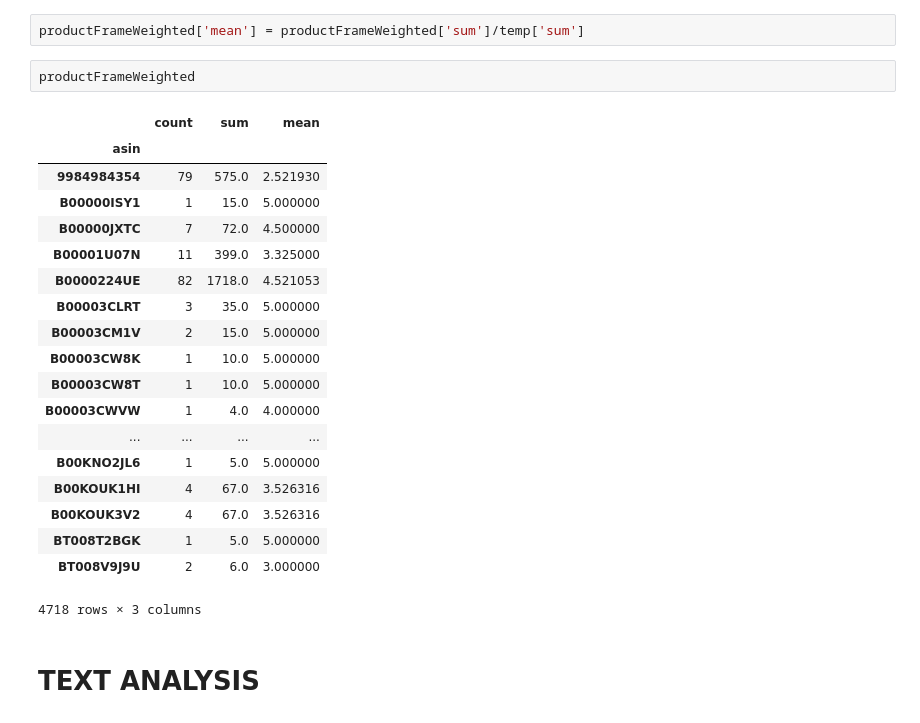
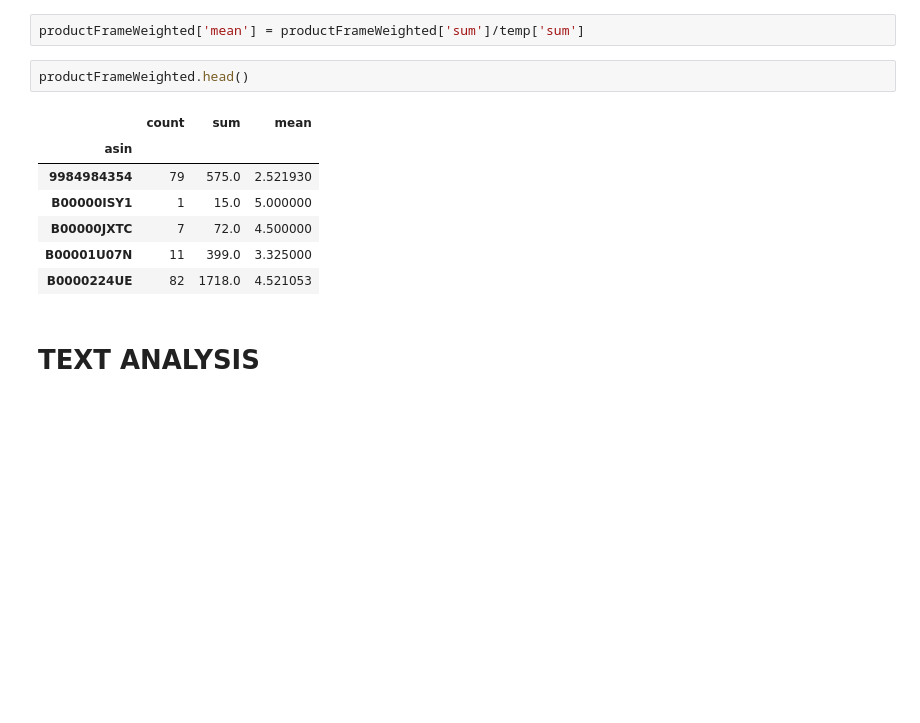
Before and after one commit to bojanp94/ADAProject, a Jupyter notebook: swiss products.ipynb, the cells around one changed output. Drawn from its saved outputs; the diff is of its cells as text; blank space fills up the shorter version.

```diff
--- a/swiss products.ipynb
+++ b/swiss products.ipynb
@@ -239,27 +259,15 @@ temp = pd.DataFrame(productGroup['helpful'].agg(['sum']))
 # %%
 productFrameWeighted['mean'] = productFrameWeighted['sum']/temp['sum']
 # %%
-productFrameWeighted
+productFrameWeighted.head()
 # %% [output]
 |  | count | sum | mean |
 | asin |  |  |  |
 | 9984984354 | 79 | 575.0 | 2.521930 |
 | B00000ISY1 | 1 | 15.0 | 5.000000 |
 | B00000JXTC | 7 | 72.0 | 4.500000 |
 | B00001U07N | 11 | 399.0 | 3.325000 |
 | B0000224UE | 82 | 1718.0 | 4.521053 |
-| B00003CLRT | 3 | 35.0 | 5.000000 |
-| B00003CM1V | 2 | 15.0 | 5.000000 |
-| B00003CW8K | 1 | 10.0 | 5.000000 |
-| B00003CW8T | 1 | 10.0 | 5.000000 |
-| B00003CWVW | 1 | 4.0 | 4.000000 |
-| ... | ... | ... | ... |
-| B00KNO2JL6 | 1 | 5.0 | 5.000000 |
-| B00KOUK1HI | 4 | 67.0 | 3.526316 |
-| B00KOUK3V2 | 4 | 67.0 | 3.526316 |
-| BT008T2BGK | 1 | 5.0 | 5.000000 |
-| BT008V9J9U | 2 | 6.0 | 3.000000 |
-4718 rows × 3 columns
 # %% [markdown]
 # TEXT ANALYSIS
 # %% [markdown]
```
Also changed, not shown: parts of 5 cells of this notebook.
